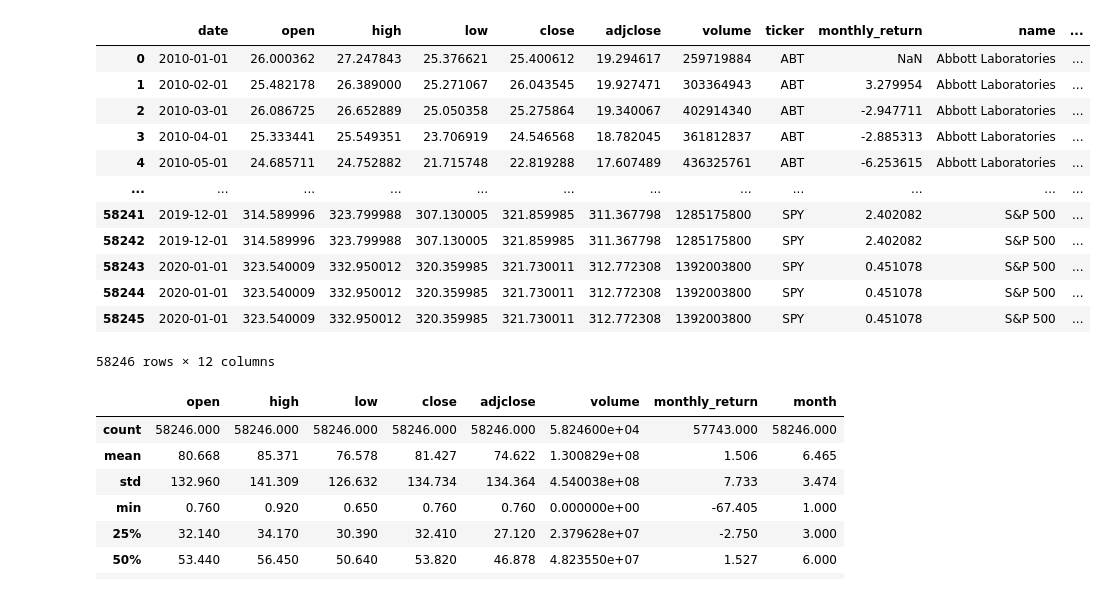
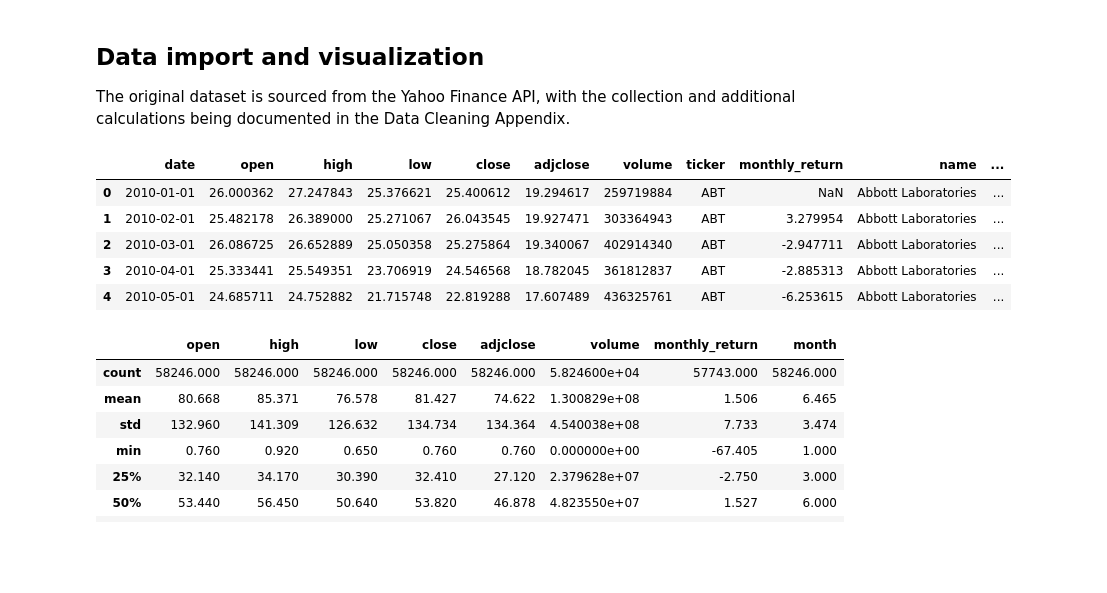
Before and after one commit to H-Cindy/CQF-Deep-Dive-Sharpe, a Jupyter notebook: Deep_dive_sharpe.ipynb, the cells around one changed output. Drawn from its saved outputs; the diff is of its cells as text; code cells hidden in the pictures; blank space fills up the shorter version.

```diff
--- a/Deep_dive_sharpe.ipynb
+++ b/Deep_dive_sharpe.ipynb
@@ -3,37 +8,34 @@
+# %% [markdown]
+## Data import and visualization
+
+The original dataset is sourced from the Yahoo Finance API, with the collection and additional calculations being documented in the Data Cleaning Appendix.
 # %%
 # imports & formatting
 import matplotlib.pyplot as plt
 from matplotlib.ticker import PercentFormatter
 
 import numpy as np
 import pandas as pd
 import seaborn as sns
 from   sklearn.linear_model import LinearRegression
 from   sklearn.linear_model import LogisticRegression
 from sklearn.model_selection import train_test_split
 from   sklearn.model_selection import cross_val_score
 from scipy import optimize
 
 %matplotlib inline
 plt.rcParams['figure.figsize'] = (12.0, 8.0)
 plt.style.use('seaborn-poster')
 
 full_DS = pd.read_csv("sharpeDS.csv")
-full_DS
+full_DS.head()
 # %% [output]
 |  | date | open | high | low | close | adjclose | volume | ticker | monthly_return | name | ... |
 | 0 | 2010-01-01 | 26.000362 | 27.247843 | 25.376621 | 25.400612 | 19.294617 | 259719884 | ABT | NaN | Abbott Laboratories | ... |
 | 1 | 2010-02-01 | 25.482178 | 26.389000 | 25.271067 | 26.043545 | 19.927471 | 303364943 | ABT | 3.279954 | Abbott Laboratories | ... |
 | 2 | 2010-03-01 | 26.086725 | 26.652889 | 25.050358 | 25.275864 | 19.340067 | 402914340 | ABT | -2.947711 | Abbott Laboratories | ... |
 | 3 | 2010-04-01 | 25.333441 | 25.549351 | 23.706919 | 24.546568 | 18.782045 | 361812837 | ABT | -2.885313 | Abbott Laboratories | ... |
 | 4 | 2010-05-01 | 24.685711 | 24.752882 | 21.715748 | 22.819288 | 17.607489 | 436325761 | ABT | -6.253615 | Abbott Laboratories | ... |
-| ... | ... | ... | ... | ... | ... | ... | ... | ... | ... | ... | ... |
-| 58241 | 2019-12-01 | 314.589996 | 323.799988 | 307.130005 | 321.859985 | 311.367798 | 1285175800 | SPY | 2.402082 | S&P 500 | ... |
-| 58242 | 2019-12-01 | 314.589996 | 323.799988 | 307.130005 | 321.859985 | 311.367798 | 1285175800 | SPY | 2.402082 | S&P 500 | ... |
-| 58243 | 2020-01-01 | 323.540009 | 332.950012 | 320.359985 | 321.730011 | 312.772308 | 1392003800 | SPY | 0.451078 | S&P 500 | ... |
-| 58244 | 2020-01-01 | 323.540009 | 332.950012 | 320.359985 | 321.730011 | 312.772308 | 1392003800 | SPY | 0.451078 | S&P 500 | ... |
-| 58245 | 2020-01-01 | 323.540009 | 332.950012 | 320.359985 | 321.730011 | 312.772308 | 1392003800 | SPY | 0.451078 | S&P 500 | ... |
-58246 rows × 12 columns
 # %%
 round(full_DS.describe(),3)
 # %% [output]
```
Also changed, not shown: parts of 10 cells of this notebook.
